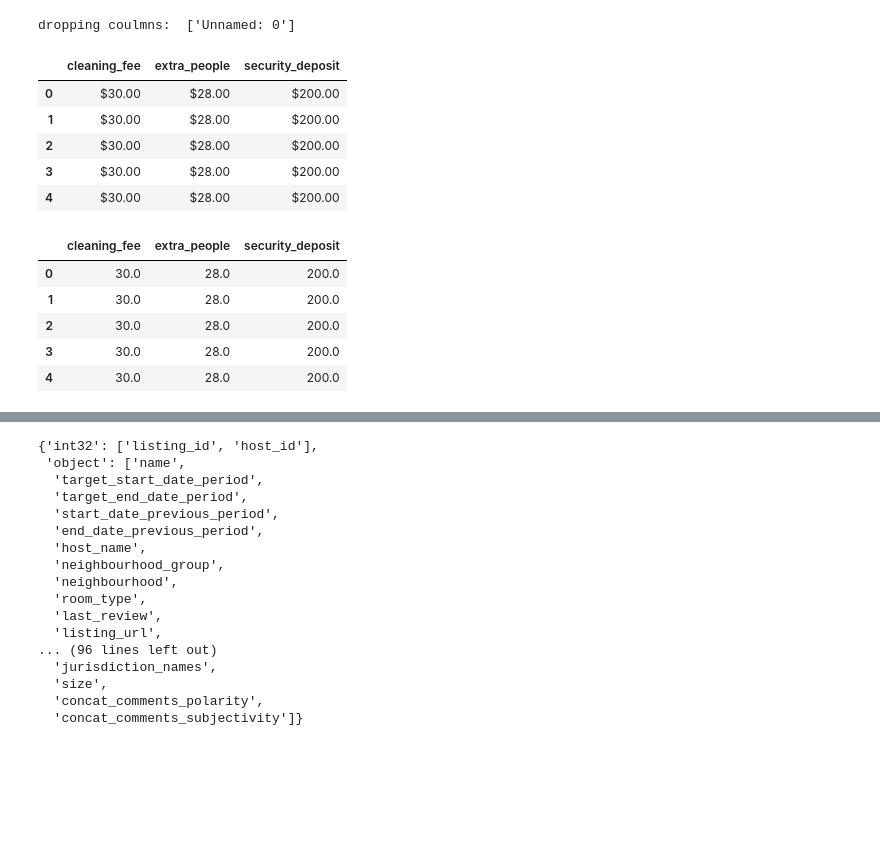
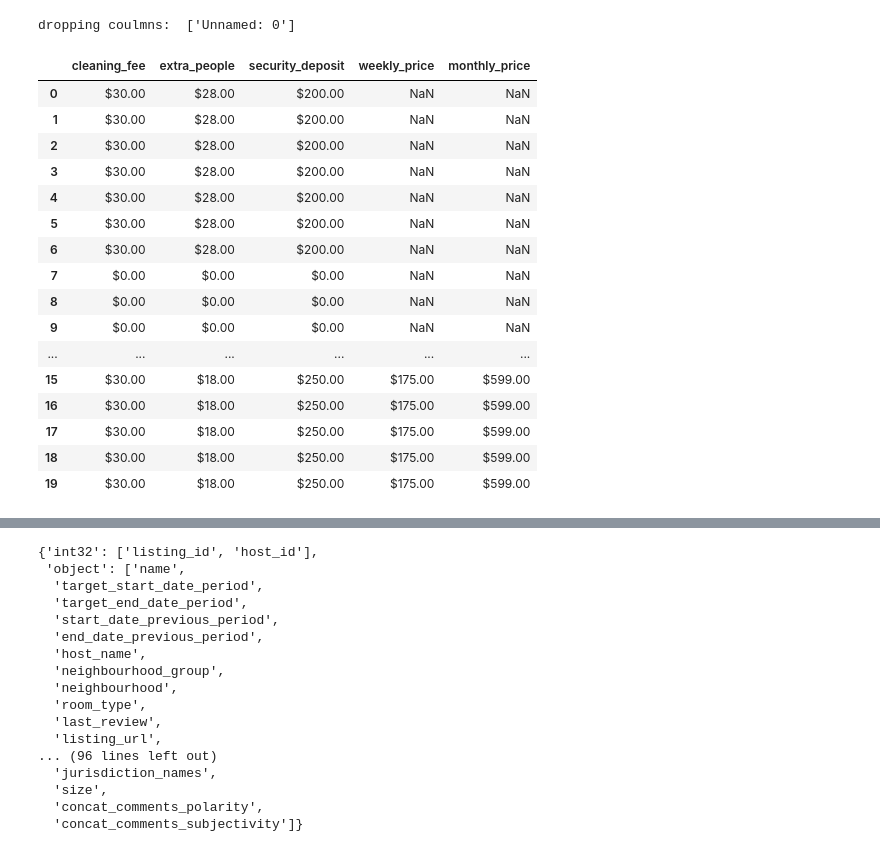
Before and after one commit to NaamaJan/airbnb-berlin-availability, a Jupyter notebook: Berlin_Airbnb_Data_Cleansing.ipynb, the cells around one changed output, grey strips where cells are left out. Saved outputs shown, nothing was run; the diff lists cells and outputs as text; code cells hidden in the pictures; blank space fills up the shorter version.

```diff
--- a/Berlin_Airbnb_Data_Cleansing.ipynb
+++ b/Berlin_Airbnb_Data_Cleansing.ipynb
@@ -48,8 +48,8 @@ conn = pyodbc.connect('Driver={};'
 
 
 
-df = pd.read_sql_query('SELECT * FROM db01.FINAL_TABLE',conn)
+df_flat_table = pd.read_sql_query('SELECT * FROM db01.FINAL_TABLE',conn)
 """
-df = pd.read_csv("flat_file.csv")
+df_flat_table = pd.read_csv("flat_file.csv")
 # %%
 #Displaying the first 3 rows of dataframe using head() method:
@@ -70,12 +70,2 @@ df.drop(columns=columns_to_drop, axis=1, inplace=True)
 # %% [output]
 dropping coulmns:  ['Unnamed: 0']
-# %%
-# Displaying variables cleaning_fee, extra_people, security_deposit
-df[['cleaning_fee', 'extra_people', 'security_deposit']].head(5)
-# %% [output]
-|  | cleaning_fee | extra_people | security_deposit |
-| 0 | $30.00 | $28.00 | $200.00 |
-| 1 | $30.00 | $28.00 | $200.00 |
-| 2 | $30.00 | $28.00 | $200.00 |
-| 3 | $30.00 | $28.00 | $200.00 |
-| 4 | $30.00 | $28.00 | $200.00 |
@@ -90,10 +72,26 @@ df.extra_people = df.extra_people.str.replace('$', '').str.replace(',', '').asty
-# %%
-# fixed!
-df[['cleaning_fee', 'extra_people', 'security_deposit']].head(5)
-# %% [output]
-|  | cleaning_fee | extra_people | security_deposit |
-| 0 | 30.0 | 28.0 | 200.0 |
-| 1 | 30.0 | 28.0 | 200.0 |
-| 2 | 30.0 | 28.0 | 200.0 |
-| 3 | 30.0 | 28.0 | 200.0 |
-| 4 | 30.0 | 28.0 | 200.0 |
+# %%
+# Displaying variables cleaning_fee, extra_people, security_deposit, weekly_price', 'monthly_price
+# assuming there is no always extra payement in the following columns (such as fee and deposit) - Not assuming missing value
+dollar_columns_nan_to_0 = ['cleaning_fee', 'extra_people', 'security_deposit']
+# in case price columns are None we assume as missing value
+dollar_columns_keep_nan = ['weekly_price', 'monthly_price']
+dollar_columns = dollar_columns_nan_to_0 + dollar_columns_keep_nan
+df_flat_table[dollar_columns_nan_to_0 + dollar_columns_keep_nan].head(20)
+# %% [output]
+|  | cleaning_fee | extra_people | security_deposit | weekly_price | monthly_price |
+| 0 | $30.00 | $28.00 | $200.00 | NaN | NaN |
+| 1 | $30.00 | $28.00 | $200.00 | NaN | NaN |
+| 2 | $30.00 | $28.00 | $200.00 | NaN | NaN |
+| 3 | $30.00 | $28.00 | $200.00 | NaN | NaN |
+| 4 | $30.00 | $28.00 | $200.00 | NaN | NaN |
+| 5 | $30.00 | $28.00 | $200.00 | NaN | NaN |
+| 6 | $30.00 | $28.00 | $200.00 | NaN | NaN |
+| 7 | $0.00 | $0.00 | $0.00 | NaN | NaN |
+| 8 | $0.00 | $0.00 | $0.00 | NaN | NaN |
+| 9 | $0.00 | $0.00 | $0.00 | NaN | NaN |
+| ... | ... | ... | ... | ... | ... |
+| 15 | $30.00 | $18.00 | $250.00 | $175.00 | $599.00 |
+| 16 | $30.00 | $18.00 | $250.00 | $175.00 | $599.00 |
+| 17 | $30.00 | $18.00 | $250.00 | $175.00 | $599.00 |
+| 18 | $30.00 | $18.00 | $250.00 | $175.00 | $599.00 |
+| 19 | $30.00 | $18.00 | $250.00 | $175.00 | $599.00 |
```
Also changed, not shown: parts of 48 cells of this notebook.
